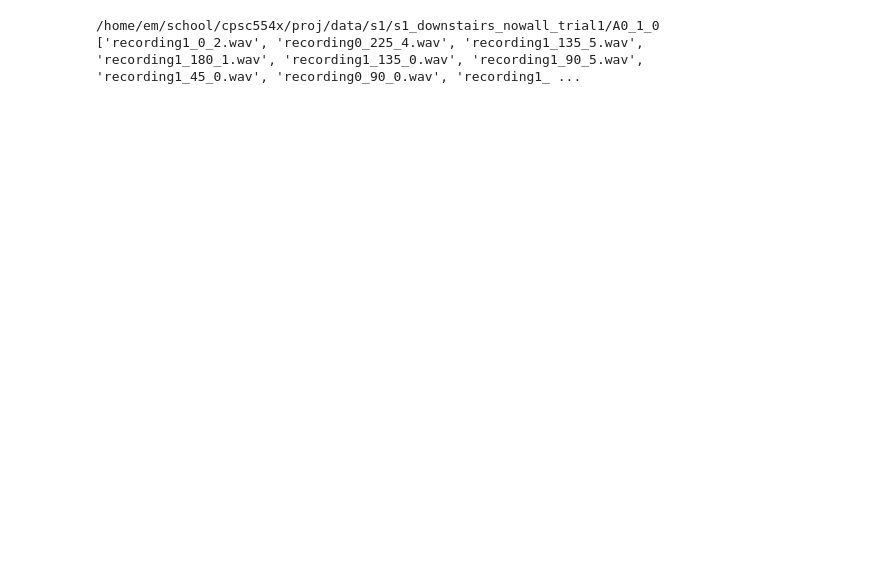
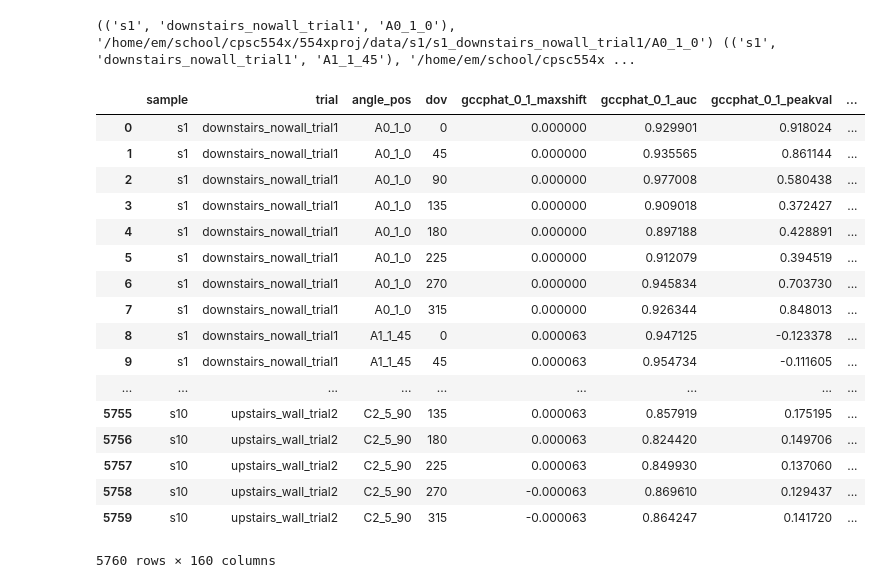
Before and after one commit to AudioMLLab/dov-audio-filter, a Jupyter notebook: analysis_workspace.ipynb, the cells around one changed output. Drawn from its saved outputs; the diff is of its cells as text; code cells hidden in the pictures; blank space fills up the shorter version.

Commit message:
full data + analysis (up to training error)

```diff
--- a/analysis_workspace.ipynb
+++ b/analysis_workspace.ipynb
@@ -31,23 +33,26 @@ datasubdir = 'data/'
 datadir = os.path.join(os.path.abspath('.'), datasubdir)
 # %%
 subject_names = ['s'+str(i) for i in range(1,10+1)]
-trial_names = ['downstairs_nowall', 'downstairs_wall', 'upstairs_nowall', 'upstairs_wall']
-trial_names = [os.path.join(s, s + '_' + i+'_'+j)
+trial_names_base = [f'{t}_trial{i}' for t in ['downstairs_nowall', 'downstairs_wall', 'upstairs_nowall', 'upstairs_wall']
+                                    for i in range(1,3)]
+
+trial_names = [os.path.join(s, s + '_' + t)
                for s in subject_names
-               for i in trial_names
-               for j in ['trial1', 'trial2']]
+               for t in trial_names_base]
 angle_names = [alph[0] + num[0] + '_' + alph[1] + '_' + num[1]
                for alph in [('A', '1'), ('B', '3'), ('C', '5')]
                for num in [(str(i),str(45*i)) for i in range(3)]]
 recording_paths = [os.path.join(datadir, t,a) for t in trial_names
                                               for a in angle_names]
+recording_paths_rel = [(s,t,a) for s in subject_names
+                               for t in trial_names_base
+                               for a in angle_names]
 
-files_of_interest = []
-print(recording_paths[0])
-print(os.listdir(recording_paths[0]))
+#print(len(recording_paths_rel) == len(recording_paths))
+print(*zip(recording_paths_rel, recording_paths))
+#print(os.listdir(recording_paths[0]))
 # %% [output]
-/home/em/school/cpsc554x/proj/data/s1/s1_downstairs_nowall_trial1/A0_1_0
-['recording1_0_2.wav', 'recording0_225_4.wav', 'recording1_135_5.wav', 'recording1_180_1.wav', 'recording1_135_0.wav', 'recording1_90_5.wav', 'recording1_45_0.wav', 'recording0_90_0.wav', 'recording1_ ...
+(('s1', 'downstairs_nowall_trial1', 'A0_1_0'), '/home/em/school/cpsc554x/554xproj/data/s1/s1_downstairs_nowall_trial1/A0_1_0') (('s1', 'downstairs_nowall_trial1', 'A1_1_45'), '/home/em/school/cpsc554x ...
 # %%
 # Credit to Yihui Xiong, 2017, https://github.com/xiongyihui/tdoa/blob/master/gcc_phat.py
 
@@ -81,0 +92,45 @@ def gcc_phat(sig, refsig, fs=1, max_tau=None, interp=16):
+# %%
+data_rows = []
+for pth_ind in range(len(recording_paths)):
+    for angle in map(lambda i:45*i, range(360//45)):
+        channel_recordings = [os.path.join(recording_paths[pth_ind], f'recording0_{angle}_{i}.wav') for i in range(1,5)]
+        audio_files = [Audio.fromfile(r) for r in channel_recordings]
+        four_channels = [a.data for a in audio_files]
+        data_row = {
+            'sample': recording_paths_rel[pth_ind][0],
+            'trial': recording_paths_rel[pth_ind][1],
+            'angle_pos': recording_paths_rel[pth_ind][2],
+            'dov': angle
+        }
+        for i in range(4):
+            for j in range(i+1,4):
+                gcc_phat_data = gcc_phat(four_channels[i], four_channels[j],
+                                      fs = audio_files[0].rate, max_tau=0.236 * 1e-3, interp=1)
+                data_row[f'gccphat_{i}_{j}_peakval'] = gcc_phat_data[1][11]
+                data_row[f'gccphat_{i}_{j}_auc'] = np.sum(gcc_phat_data[1])
+                data_row[f'gccphat_{i}_{j}_maxshift'] = gcc_phat_data[0]
+                for k in range(23):
+                    data_row[f'gccphatval_{i}_{j}_{k}'] = gcc_phat_data[1][k]
+        data_rows.append(data_row)
+        df = df.append(data_row, ignore_index=True)
+# %%
+df
+# %% [output]
+|  | sample | trial | angle_pos | dov | gccphat_0_1_maxshift | gccphat_0_1_auc | gccphat_0_1_peakval | ... |
+| 0 | s1 | downstairs_nowall_trial1 | A0_1_0 | 0 | 0.000000 | 0.929901 | 0.918024 | ... |
+| 1 | s1 | downstairs_nowall_trial1 | A0_1_0 | 45 | 0.000000 | 0.935565 | 0.861144 | ... |
+| 2 | s1 | downstairs_nowall_trial1 | A0_1_0 | 90 | 0.000000 | 0.977008 | 0.580438 | ... |
+| 3 | s1 | downstairs_nowall_trial1 | A0_1_0 | 135 | 0.000000 | 0.909018 | 0.372427 | ... |
+| 4 | s1 | downstairs_nowall_trial1 | A0_1_0 | 180 | 0.000000 | 0.897188 | 0.428891 | ... |
+| 5 | s1 | downstairs_nowall_trial1 | A0_1_0 | 225 | 0.000000 | 0.912079 | 0.394519 | ... |
+| 6 | s1 | downstairs_nowall_trial1 | A0_1_0 | 270 | 0.000000 | 0.945834 | 0.703730 | ... |
+| 7 | s1 | downstairs_nowall_trial1 | A0_1_0 | 315 | 0.000000 | 0.926344 | 0.848013 | ... |
+| 8 | s1 | downstairs_nowall_trial1 | A1_1_45 | 0 | 0.000063 | 0.947125 | -0.123378 | ... |
+| 9 | s1 | downstairs_nowall_trial1 | A1_1_45 | 45 | 0.000063 | 0.954734 | -0.111605 | ... |
+| ... | ... | ... | ... | ... | ... | ... | ... | ... |
+| 5755 | s10 | upstairs_wall_trial2 | C2_5_90 | 135 | 0.000063 | 0.857919 | 0.175195 | ... |
+| 5756 | s10 | upstairs_wall_trial2 | C2_5_90 | 180 | 0.000063 | 0.824420 | 0.149706 | ... |
+| 5757 | s10 | upstairs_wall_trial2 | C2_5_90 | 225 | 0.000063 | 0.849930 | 0.137060 | ... |
+| 5758 | s10 | upstairs_wall_trial2 | C2_5_90 | 270 | -0.000063 | 0.869610 | 0.129437 | ... |
+| 5759 | s10 | upstairs_wall_trial2 | C2_5_90 | 315 | -0.000063 | 0.864247 | 0.141720 | ... |
+5760 rows × 160 columns
```
Also changed, not shown: parts of 14 cells of this notebook.
